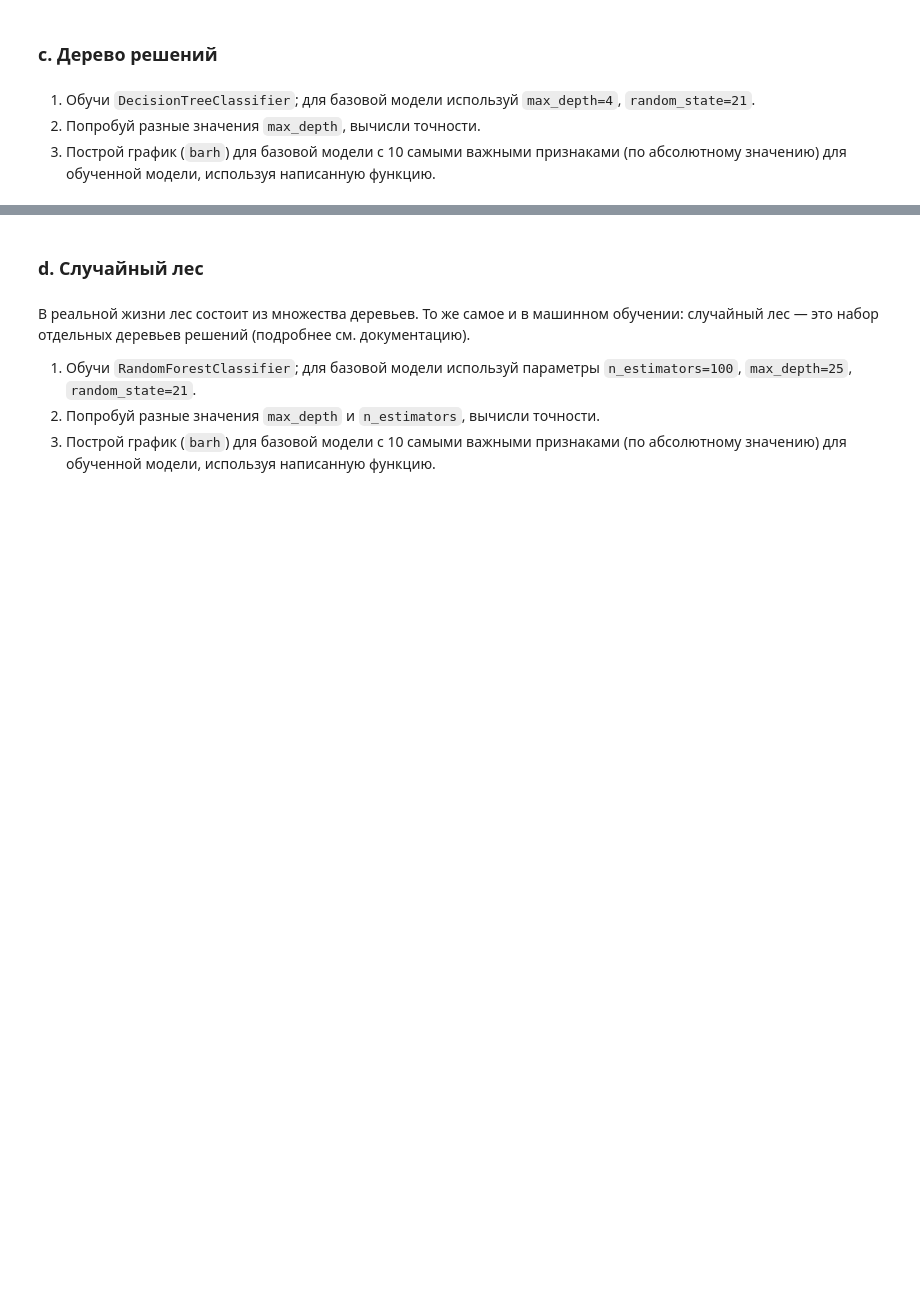
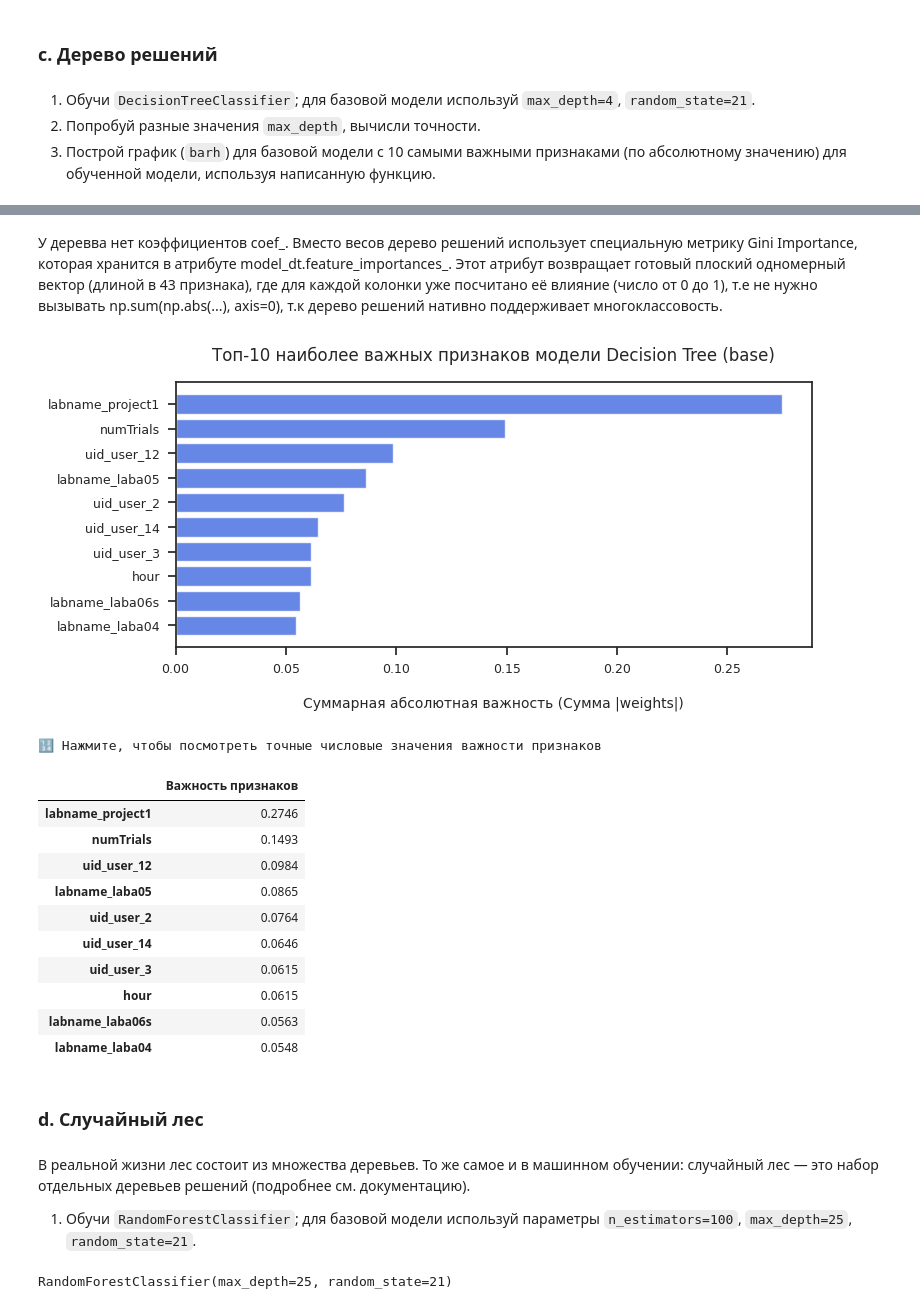
Before and after one commit to RunForJoy/ml-fundamentals-classification-regression-clustering, a Jupyter notebook: src/ex02/02_multiclass_one-hot_RU.ipynb, the cells around one changed output, grey strips where cells are left out. Saved outputs shown, nothing was run; the diff lists cells and outputs as text; code cells hidden in the pictures; blank space fills up the shorter version.

```diff
--- a/src/ex02/02_multiclass_one-hot_RU.ipynb
+++ b/src/ex02/02_multiclass_one-hot_RU.ipynb
@@ -278,3 +439,6 @@ print(f"Ядро с такой точностью: {', '.join(best_kernels)}")
 1. Обучи `DecisionTreeClassifier`; для базовой модели используй `max_depth=4`, `random_state=21`.
 2. Попробуй разные значения `max_depth`, вычисли точности.
 3. Построй график (`barh`) для базовой модели с 10 самыми важными признаками (по абсолютному значению) для обученной модели, используя написанную функцию.
+# %%
+model_dt = DecisionTreeClassifier(max_depth=4, random_state=21)
+model_dt.fit(X, y)
@@ -280,0 +453,6 @@ print(f"Ядро с такой точностью: {', '.join(best_kernels)}")
+# %%
+for depth in [i for i in range(5, 20)]:
+    temp_modelDT = DecisionTreeClassifier(max_depth=depth, random_state=21)
+    temp_modelDT.fit(X, y)
+    score = accuracy_score(y, temp_modelDT.predict(X))
+    print(f"Accuracy для max_depth={depth:2d}: {score:.4f}")
@@ -281,8 +475,31 @@ print(f"Ядро с такой точностью: {', '.join(best_kernels)}")
+# %% [markdown]
+У деревва нет коэффициентов coef_. Вместо весов дерево решений использует специальную метрику Gini Importance, которая хранится в атрибуте model_dt.feature_importances_. Этот атрибут возвращает готовый плоский одномерный вектор (длиной в 43 признака), где для каждой колонки уже посчитано её влияние (число от 0 до 1), т.е не нужно вызывать np.sum(np.abs(...), axis=0), т.к дерево решений нативно поддерживает многоклассовость.
+# %%
+df_dt = draw_barh_for_feature_importances(
+    model_dt.feature_importances_, X.columns, model_name="Decision Tree (base)"
+)
+# %% [output]
+[figure, added]
+🔢 Нажмите, чтобы посмотреть точные числовые значения важности признаков
+|  | Важность признаков |
+| labname_project1 | 0.2746 |
+| numTrials | 0.1493 |
+| uid_user_12 | 0.0984 |
+| labname_laba05 | 0.0865 |
+| uid_user_2 | 0.0764 |
+| uid_user_14 | 0.0646 |
+| uid_user_3 | 0.0615 |
+| hour | 0.0615 |
+| labname_laba06s | 0.0563 |
+| labname_laba04 | 0.0548 |
 # %% [markdown]
 ### d. Случайный лес
 # %% [markdown]
 В реальной жизни лес состоит из множества деревьев. То же самое и в машинном обучении: случайный лес — это набор отдельных деревьев решений (подробнее см. документацию).
 
 1. Обучи `RandomForestClassifier`; для базовой модели используй параметры `n_estimators=100`, `max_depth=25`, `random_state=21`.
-2. Попробуй разные значения `max_depth` и `n_estimators`, вычисли точности.
-3. Построй график (`barh`) для базовой модели с 10 самыми важными признаками (по абсолютному значению) для обученной модели, используя написанную функцию.
+# %%
+model_rf = RandomForestClassifier(n_estimators=100, max_depth=25, random_state=21)
+model_rf.fit(X, y)
+# %% [output]
+RandomForestClassifier(max_depth=25, random_state=21)
```
Also changed, not shown: parts of 41 cells of this notebook, 1 other file.
